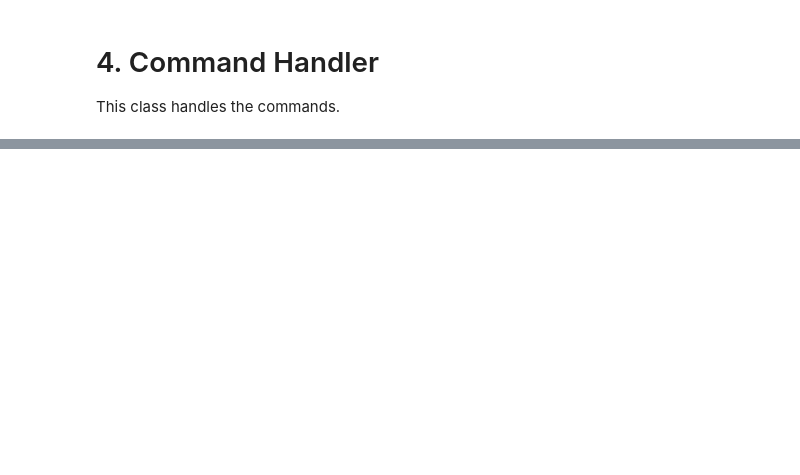
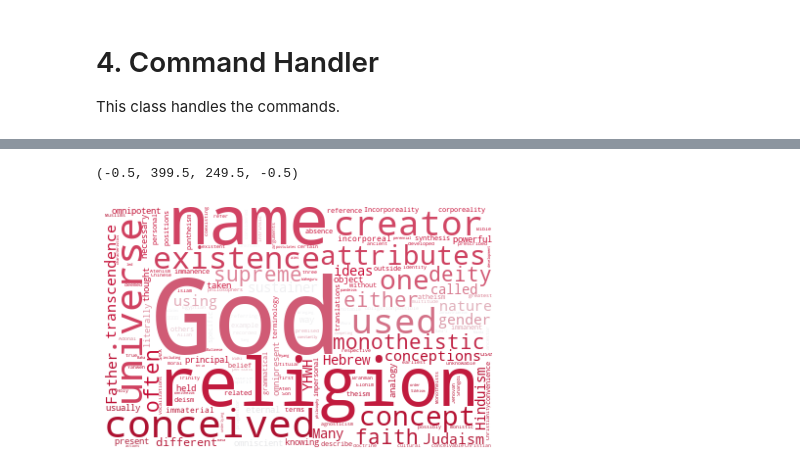
Before and after one commit to manuwhs/pyramidman, a Jupyter notebook: notebooks/X.Utilities.ipynb, the cells around one changed output, grey strips where cells are left out. Cells and saved outputs as stored; diff of their text form; code cells hidden in the pictures; blank space fills up the shorter version.

```diff
--- a/notebooks/X.Utilities.ipynb
+++ b/notebooks/X.Utilities.ipynb
@@ -152,0 +228,15 @@ playing
+# %%
+mask = np.array(Image.open("../img/pyramidman_logo.jpg"))
+mask = np.array(Image.open("../img/pyramidman_logo2."))
+# mask = np.array(Image.open("../img/denmark-country-flag.jpg"))
+
+wordcloud = WordCloud(stopwords=stopwords, background_color="white", max_words=1000, mask=mask).generate(text)
+# %%
+# create coloring from image
+image_colors = ImageColorGenerator(mask)
+plt.figure(figsize=[7,7])
+plt.imshow(wordcloud.recolor(color_func=image_colors), interpolation="bilinear")
+plt.axis("off")
+# %% [output]
+(-0.5, 399.5, 249.5, -0.5)
+[figure, added]
```
Also changed, not shown: parts of 23 cells of this notebook, 8 other files.
